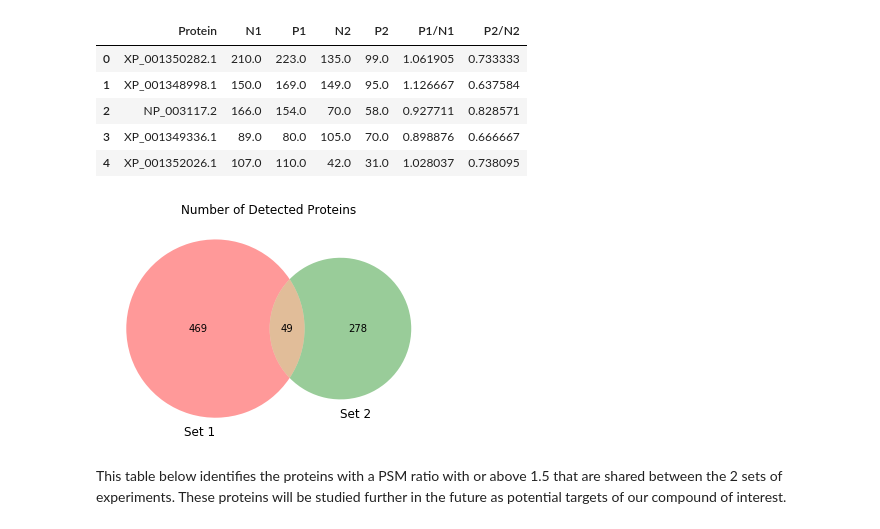
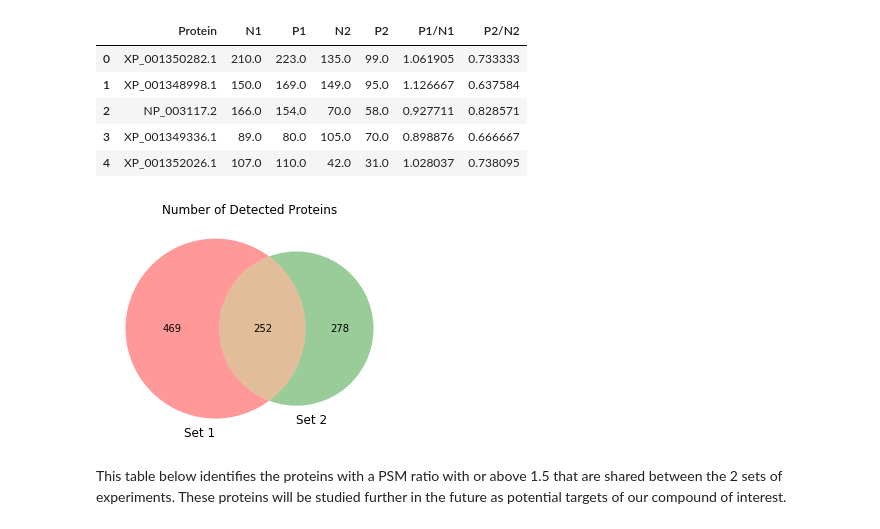
Before and after one commit to BIOF309/10-final-project-blu21, a Jupyter notebook: Final Python Project_blu21.ipynb, the cells around one changed output. Saved outputs shown, nothing was run; the diff lists cells and outputs as text; code cells hidden in the pictures.

```diff
--- a/Final Python Project_blu21.ipynb
+++ b/Final Python Project_blu21.ipynb
@@ -129,11 +129,11 @@ df5.head()
 | 4 | XP_001352026.1 | 107.0 | 110.0 | 42.0 | 31.0 | 1.028037 | 0.738095 |
 # %%
 #creating a venn diagram that shows the number of identified proteins between Set 1 and Set 2 and those that are shared
-v=venn2(subsets = (df2Set1.shape [0], df2Set2.shape[0], df6.shape[0],), set_labels = ('Set 1', 'Set 2'))
+v=venn2(subsets = (df2Set1.shape [0], df2Set2.shape[0], df5.shape[0],), set_labels = ('Set 1', 'Set 2'))
 plt.title("Number of Detected Proteins")
 plt.show()
 # %% [output]
-[figure, old version]
+[figure, new version]
 # %%
 #filter out rows in both ratio columns where the values are below 1.5
 #this will identify proteins that have PSM ratios with or above 1.5 that are shared between the 2 sets of experiments
```
